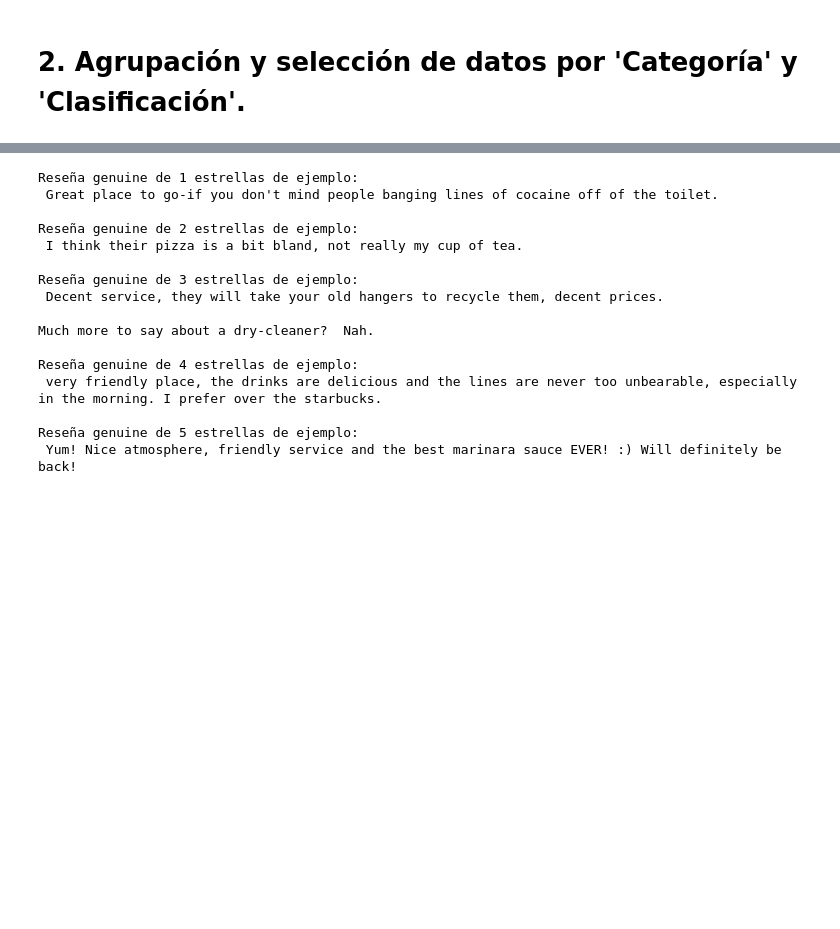
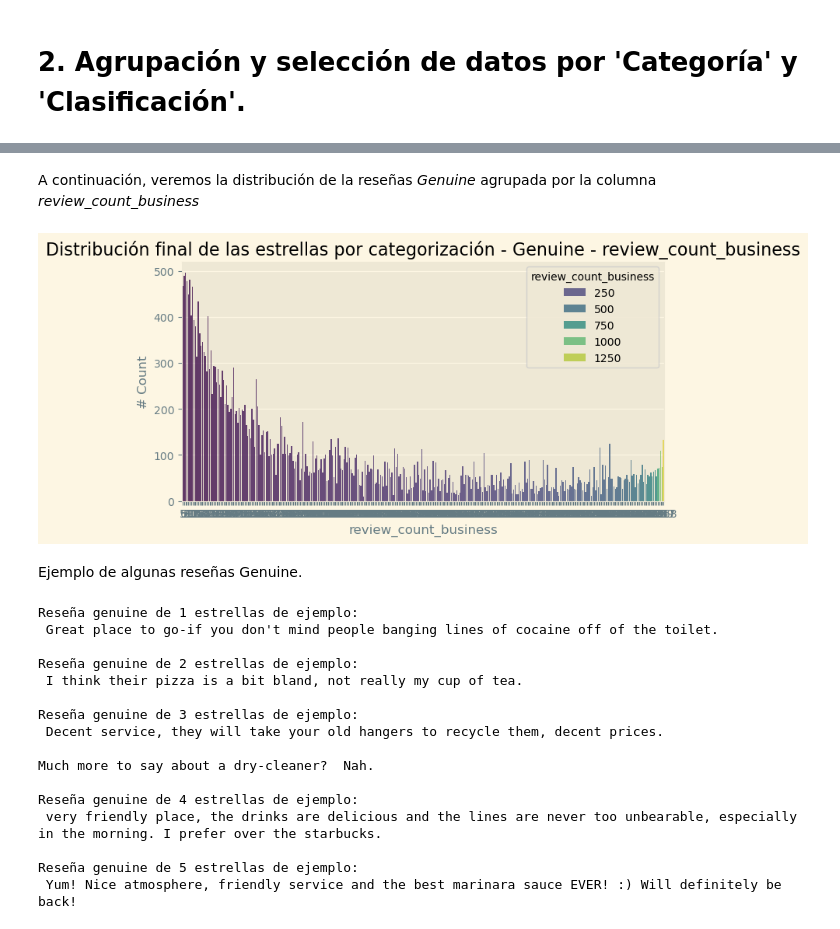
Before and after one commit to ceuratfmg2mai/fakereviews, a Jupyter notebook: 03. incremento fake reviews.ipynb, the cells around one changed output, grey strips where cells are left out. Saved outputs shown, nothing was run; the diff lists cells and outputs as text; code cells hidden in the pictures; blank space fills up the shorter version.

```diff
--- a/03. incremento fake reviews.ipynb
+++ b/03. incremento fake reviews.ipynb
@@ -197,3 +234,19 @@ plt.show()
+# %% [markdown]
+A continuación, veremos la distribución de la reseñas *Genuine* agrupada por la columna *review_count_business*
+# %%
+x=df_final_pl.filter(pl.col('classification') == 'Genuine')['review_count_business'].value_counts().sort('count', descending=True)
+plt.figure(figsize=(8,4))
+ax = sns.barplot(x='review_count_business', y='count',data=x, alpha=0.8,hue='review_count_business',palette='viridis')
+plt.title("Distribución final de las estrellas por categorización - Genuine - review_count_business")
+plt.ylabel('# Count', fontsize=12)
+plt.xlabel('review_count_business', fontsize=12)
+
+
+plt.show()
+# %% [output]
+[figure, added]
+# %% [markdown]
+Ejemplo de algunas reseñas Genuine.
 # %%
 for stars in range(1, 6):
     print(f'Reseña genuine de {stars} estrellas de ejemplo: \n {df_final_pl.
```
Also changed, not shown: parts of 18 cells of this notebook.
